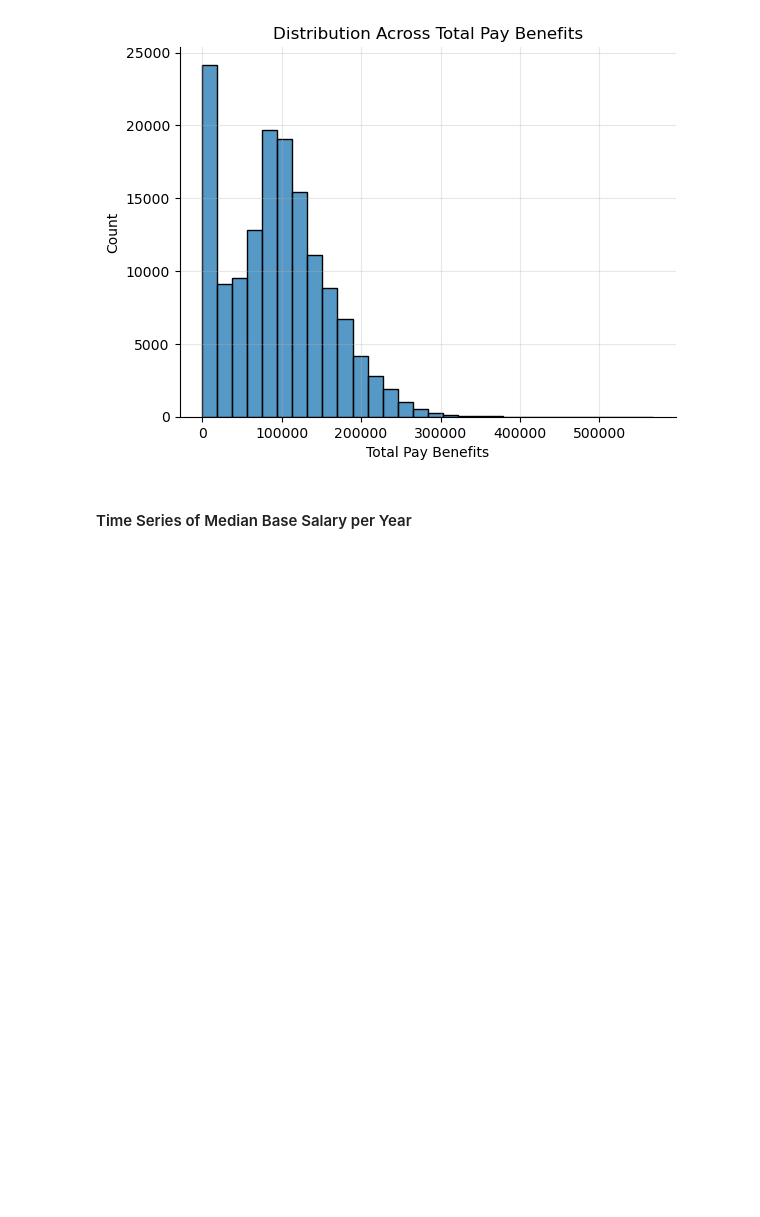
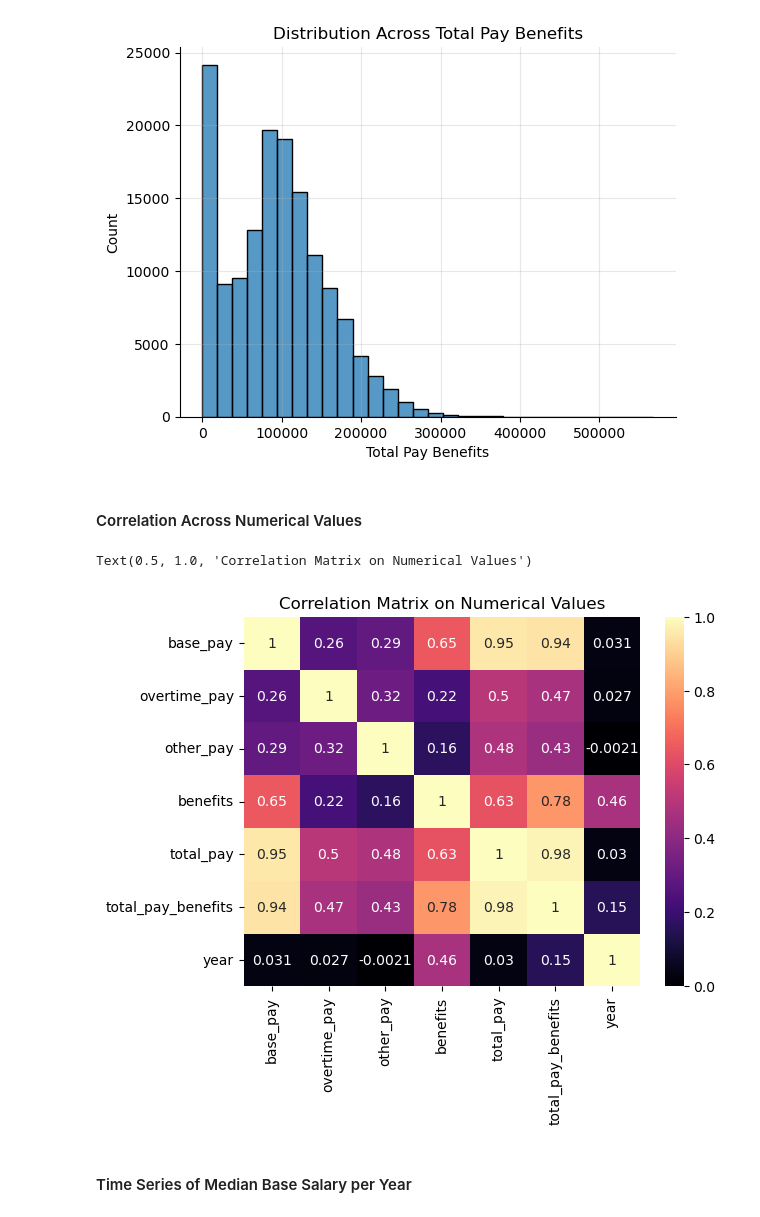
Before and after one commit to leiandrei/Salaries-Dataset-Cleaning-and-Aggregation, a Jupyter notebook: notebooks/analysis.ipynb, the cells around one changed output. Saved outputs shown, nothing was run; the diff lists cells and outputs as text; code cells hidden in the pictures; blank space fills up the shorter version.

```diff
--- a/notebooks/analysis.ipynb
+++ b/notebooks/analysis.ipynb
@@ -130,6 +128,14 @@ plt.grid(True, alpha=0.3)
 sns.despine(top=True, right=True)
 # %% [output]
 [figure]
+# %% [markdown]
+#### Correlation Across Numerical Values
+# %%
+sns.heatmap(df.corr(numeric_only=True), annot=True, cmap='magma')
+plt.title("Correlation Matrix on Numerical Values")
+# %% [output]
+Text(0.5, 1.0, 'Correlation Matrix on Numerical Values')
+[figure, added]
 # %% [markdown]
 #### Time Series of Median Base Salary per Year
 # %%
```
Also changed, not shown: parts of 6 cells of this notebook, 1 other file.
